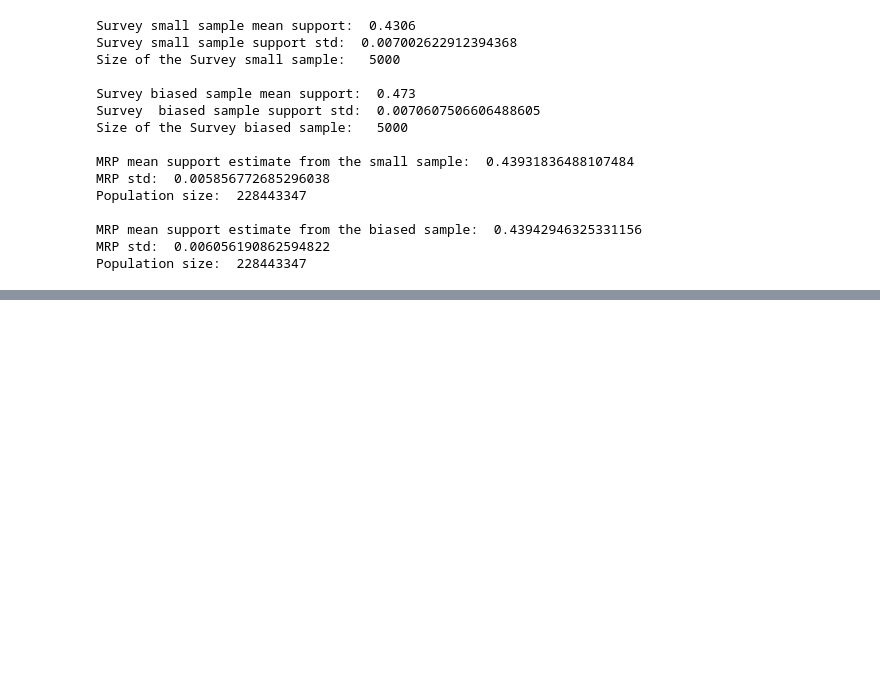
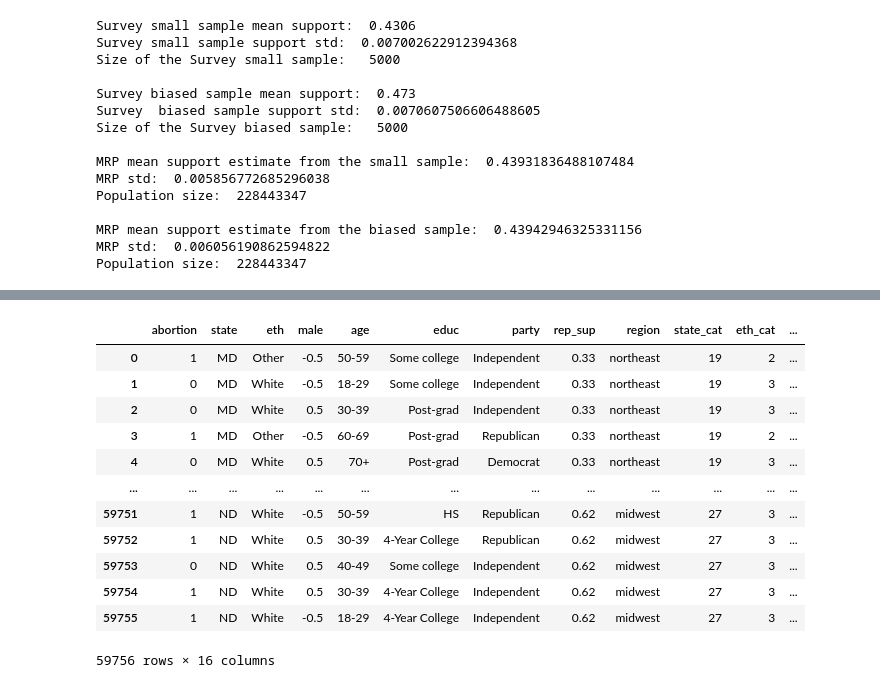
Before and after one commit to JakubReha/misterP, a Jupyter notebook: model.ipynb, the cells around one changed output, grey strips where cells are left out. Saved outputs shown, nothing was run; the diff lists cells and outputs as text; code cells hidden in the pictures; blank space fills up the shorter version.

```diff
--- a/model.ipynb
+++ b/model.ipynb
@@ -646,0 +660,5 @@ Population size:  228443347
+# %%
+df_n_0 = pd.read_csv("Data/cces_all_clean_2.csv", index_col=0)
+states = pd.read_excel("Data/states.xlsx")
+states = states.rename(columns={'republican support percentage':"rep_sup"})
+states.head()
@@ -646,0 +672,20 @@ Population size:  228443347
+# %%
+df_n = df_n_0.merge(states, left_on = "state", right_on = "states")
+df_n.drop('states', inplace=True, axis=1)
+for category in categories+["party"]:
+    df_n[category+"_cat"] = df_n[category].astype('category').cat.codes
+df_n
+# %% [output]
+|  | abortion | state | eth | male | age | educ | party | rep_sup | region | state_cat | eth_cat | ... |
+| 0 | 1 | MD | Other | -0.5 | 50-59 | Some college | Independent | 0.33 | northeast | 19 | 2 | ... |
+| 1 | 0 | MD | White | -0.5 | 18-29 | Some college | Independent | 0.33 | northeast | 19 | 3 | ... |
+| 2 | 0 | MD | White | 0.5 | 30-39 | Post-grad | Independent | 0.33 | northeast | 19 | 3 | ... |
+| 3 | 1 | MD | Other | -0.5 | 60-69 | Post-grad | Republican | 0.33 | northeast | 19 | 2 | ... |
+| 4 | 0 | MD | White | 0.5 | 70+ | Post-grad | Democrat | 0.33 | northeast | 19 | 3 | ... |
+| ... | ... | ... | ... | ... | ... | ... | ... | ... | ... | ... | ... | ... |
+| 59751 | 1 | ND | White | -0.5 | 50-59 | HS | Republican | 0.62 | midwest | 27 | 3 | ... |
+| 59752 | 1 | ND | White | 0.5 | 30-39 | 4-Year College | Republican | 0.62 | midwest | 27 | 3 | ... |
+| 59753 | 0 | ND | White | 0.5 | 40-49 | Some college | Independent | 0.62 | midwest | 27 | 3 | ... |
+| 59754 | 1 | ND | White | 0.5 | 30-39 | 4-Year College | Independent | 0.62 | midwest | 27 | 3 | ... |
+| 59755 | 1 | ND | White | -0.5 | 18-29 | 4-Year College | Independent | 0.62 | midwest | 27 | 3 | ... |
+59756 rows × 16 columns
```
Also changed, not shown: parts of 15 cells of this notebook, 4 other files.
